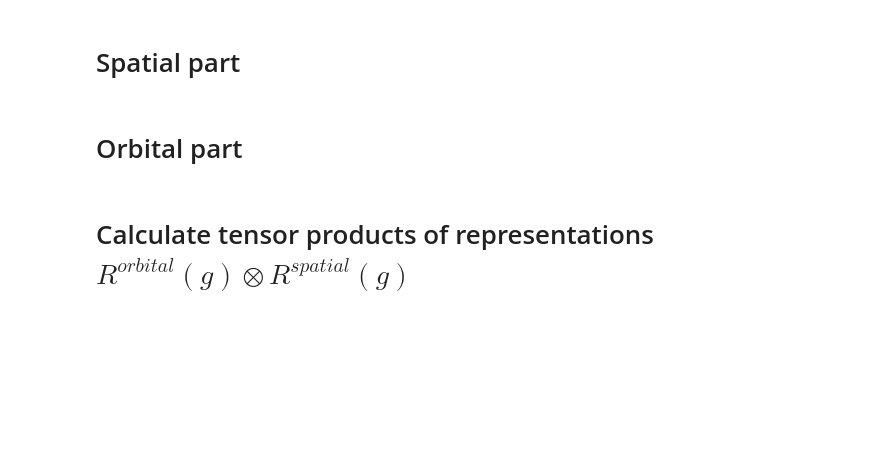
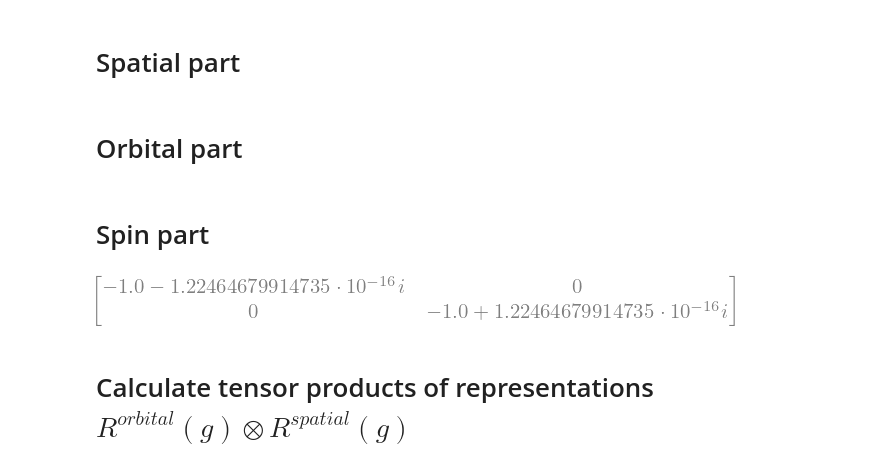
Before and after one commit to j-czarnecki/LAO-STO, a Jupyter notebook: Symbolic/irreps_c6.ipynb, the cells around one changed output. Cells and saved outputs as stored; diff of their text form; code cells hidden in the pictures; blank space fills up the shorter version.

```diff
--- a/Symbolic/irreps_c6.ipynb
+++ b/Symbolic/irreps_c6.ipynb
@@ -44,6 +44,27 @@ s_v3_orb = sp.Matrix([[0, 0, 1], [0, 1, 0], [1, 0, 0]])
 s_d1_orb = sp.Matrix([[0, 1, 0], [1, 0, 0], [0, 0, 1]])
 s_d2_orb = sp.Matrix([[0, 0, 1], [0, 1, 0], [1, 0, 0]])
 s_d3_orb = sp.Matrix([[1, 0, 0], [0, 0, 1], [0, 1, 0]])
+# %% [markdown]
+# Spin part
+# %%
+def Rz(theta):
+  s0 = sp.Matrix([[1, 0], [0, 1]])
+  sz = sp.Matrix([[1, 0], [0, -1]])
+  return sp.cos(theta/2)*s0 - sp.I * sp.sin(theta/2)*sz
+
+c6_spin = Rz(np.pi/3)
+c6_inv_spin = c6_spin.inv()
+
+c3_spin = Rz(2*np.pi/3)
+c3_inv_spin = c3_spin.inv()
+
+c2_spin = Rz(np.pi)
+
+
+#What with reflections?
+#How to construct the total irrep?
+# %% [output]
+[figure, added]
 # %% [markdown]
 # Calculate tensor products of representations $R^{orbital}(g) \otimes R^{spatial}(g)$
 # %%
```
Also changed, not shown: 1 other file.
